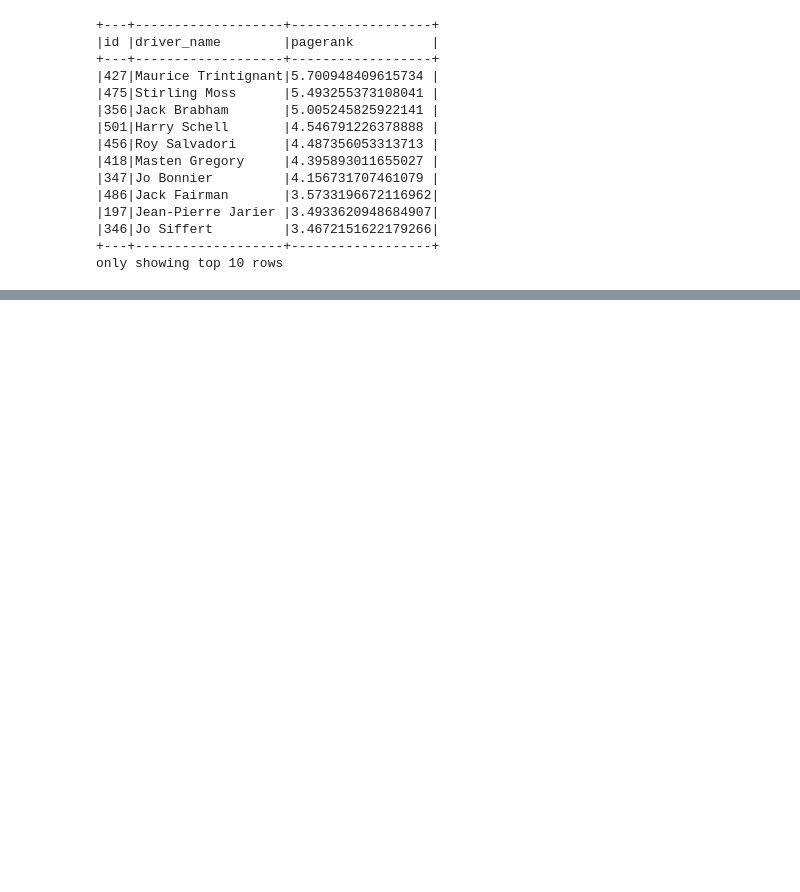
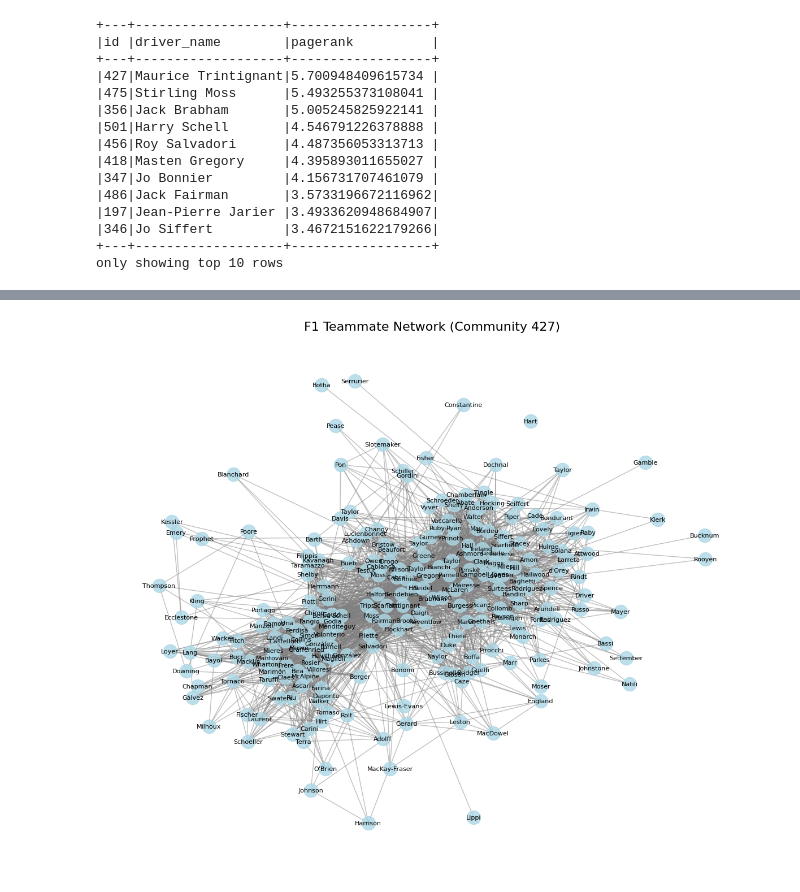
Before and after one commit to simon-sazonov/BigDataAnalytics, a Jupyter notebook: Notebook_2_Graphs.ipynb, the cells around one changed output, grey strips where cells are left out. Drawn from its saved outputs; the diff is of its cells as text; code cells hidden in the pictures; blank space fills up the shorter version.

Commit message:
Graph notebook updated

```diff
--- a/Notebook_2_Graphs.ipynb
+++ b/Notebook_2_Graphs.ipynb
@@ -185,0 +248,54 @@ bfs_path.show(truncate=False)
+# %%
+import networkx as nx
+import matplotlib.pyplot as plt
+
+# 1. Identify the label of the largest community
+largest_community_label = (
+    lpa_results.groupBy("label")
+    .count()
+    .orderBy(F.desc("count"))
+    .first()["label"]
+)
+
+# 2. Filter Spark DataFrames to ONLY include nodes and edges in this community
+community_nodes_spark = lpa_results.filter(F.col("label") == largest_community_label)
+
+community_edges_spark = (
+    edges.alias("e")
+    .join(community_nodes_spark.alias("src_node"), F.col("e.src") == F.col("src_node.id"), "inner")
+    .join(community_nodes_spark.alias("dst_node"), F.col("e.dst") == F.col("dst_node.id"), "inner")
+    .select("e.src", "e.dst", "e.years_as_teammates")
+)
+
+# 3. Pull the highly filtered data into local memory (Pandas)
+pdf_nodes = community_nodes_spark.select("id", "driver_name").toPandas()
+pdf_edges = community_edges_spark.toPandas()
+
+# 4. Build the NetworkX Graph
+G = nx.Graph()
+
+for index, row in pdf_nodes.iterrows():
+    # Only use the last name to keep the plot clean
+    last_name = row['driver_name'].split(" ")[-1]
+    G.add_node(row['id'], label=last_name)
+
+for index, row in pdf_edges.iterrows():
+    G.add_edge(row['src'], row['dst'], weight=row['years_as_teammates'])
+
+# 5. Draw the Graph
+plt.figure(figsize=(12, 10))
+# spring_layout clusters highly connected nodes together visually
+pos = nx.spring_layout(G, k=0.5, seed=42)
+labels = nx.get_node_attributes(G, 'label')
+
+# Draw nodes, edges, and labels
+nx.draw_networkx_nodes(G, pos, node_color='lightblue', node_size=300, alpha=0.8)
+nx.draw_networkx_edges(G, pos, edge_color='gray', alpha=0.5)
+nx.draw_networkx_labels(G, pos, labels=labels, font_size=8, font_family="sans-serif")
+
+plt.title(f"F1 Teammate Network (Community {largest_community_label})", fontsize=16)
+plt.axis("off")
+plt.tight_layout()
+plt.show()
+# %% [output]
+[figure, added]
```
Also changed, not shown: parts of 16 cells of this notebook.
